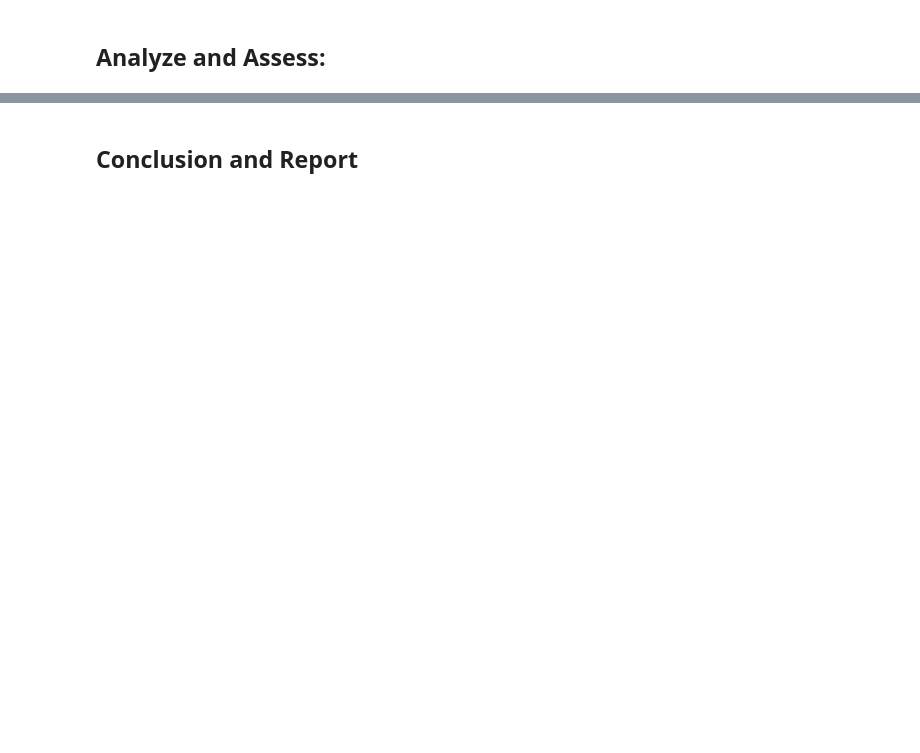
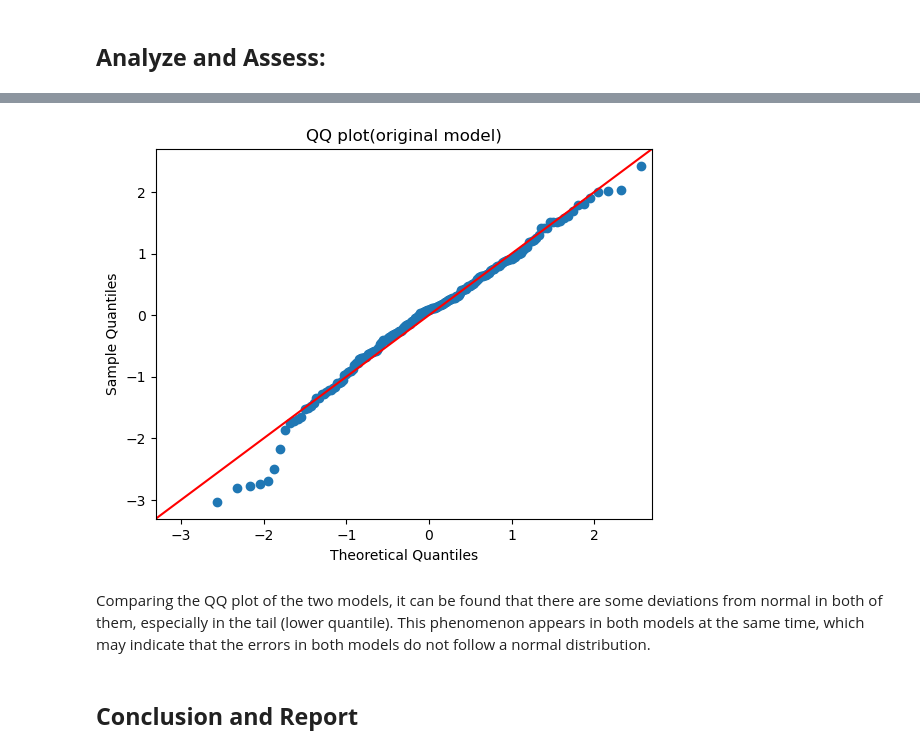
Before and after one commit to JustinTrenchcoat/MATH360_MA_3, a Jupyter notebook: MA3.ipynb, the cells around one changed output, grey strips where cells are left out. Saved outputs shown, nothing was run; the diff lists cells and outputs as text; code cells hidden in the pictures; blank space fills up the shorter version.

```diff
--- a/MA3.ipynb
+++ b/MA3.ipynb
@@ -166,2 +194,12 @@ It appears that there are some deviations away from the normality, especially at
+# %%
+residuals = reg_2.resid
+
+sm.qqplot(residuals,fit=True, line="45")
+plt.title('QQ plot(original model)')
+plt.show()
+# %% [output]
+[figure, added]
+# %% [markdown]
+Comparing the QQ plot of the two models, it can be found that there are some deviations from normal in both of them, especially in the tail (lower quantile). This phenomenon appears in both models at the same time, which may indicate that the errors in both models do not follow a normal distribution.
 # %% [markdown]
 ## **Conclusion and Report**
```
Also changed, not shown: parts of 19 cells of this notebook.
